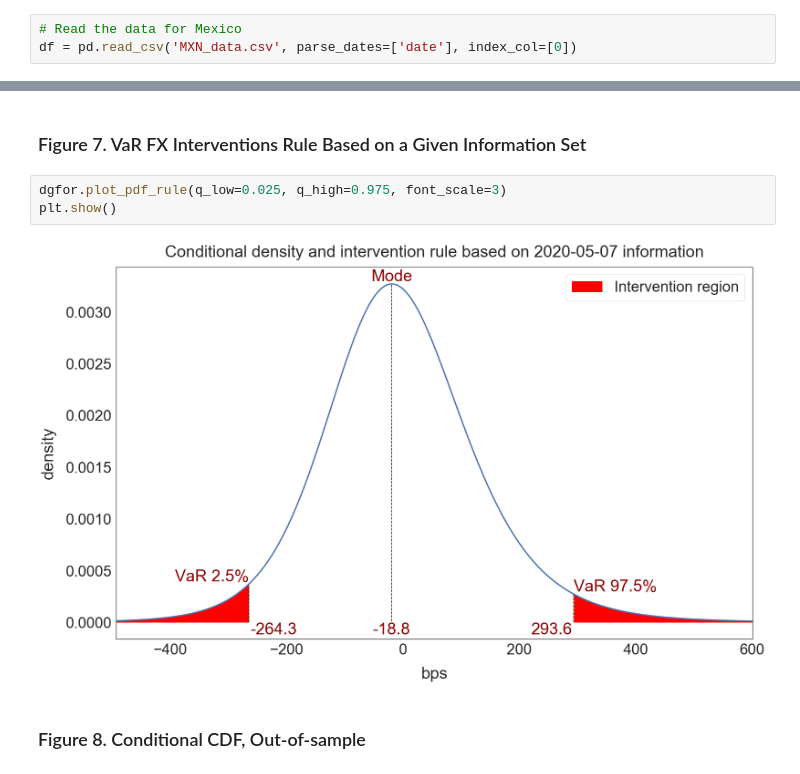
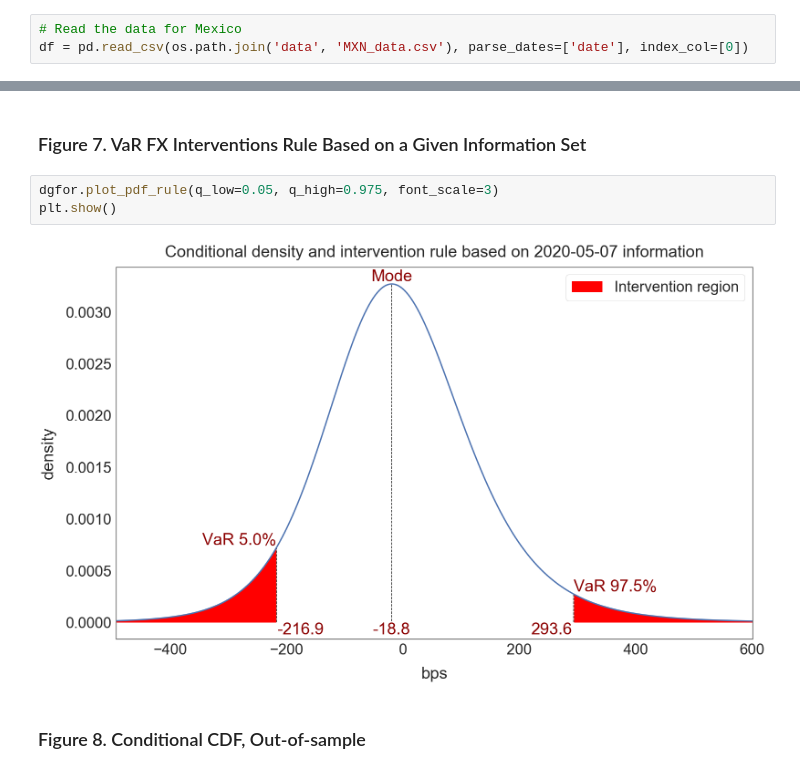
Before and after one commit to romainlafarguette/varfxi, a Jupyter notebook: VaR-FX Interventions.ipynb, the cells around one changed output, grey strips where cells are left out. Cells and saved outputs as stored; diff of their text form.

```diff
--- a/VaR-FX Interventions.ipynb
+++ b/VaR-FX Interventions.ipynb
@@ -50,7 +54,7 @@ import warnings
 warnings.filterwarnings("ignore", category=RuntimeWarning)
 # %%
 # Read the data for Mexico
-df = pd.read_csv('MXN_data.csv', parse_dates=['date'], index_col=[0])
+df = pd.read_csv(os.path.join('data', 'MXN_data.csv'), parse_dates=['date'], index_col=[0])
 # %% [markdown]
 ### Figure 1: Conditional VaR and density (diagram)
 # %% [markdown]
@@ -238,10 +242,10 @@ plt.show()
 # %% [markdown]
 ### Figure 7. VaR FX Interventions Rule Based on a Given Information Set
 # %%
-dgfor.plot_pdf_rule(q_low=0.025, q_high=0.975, font_scale=3)
+dgfor.plot_pdf_rule(q_low=0.05, q_high=0.975, font_scale=3)
 plt.show()
 # %% [output]
-[figure, old version]
+[figure, new version]
 # %% [markdown]
 ### Figure 8. Conditional CDF, Out-of-sample
 # %%
```
Also changed, not shown: parts of 12 cells of this notebook.
